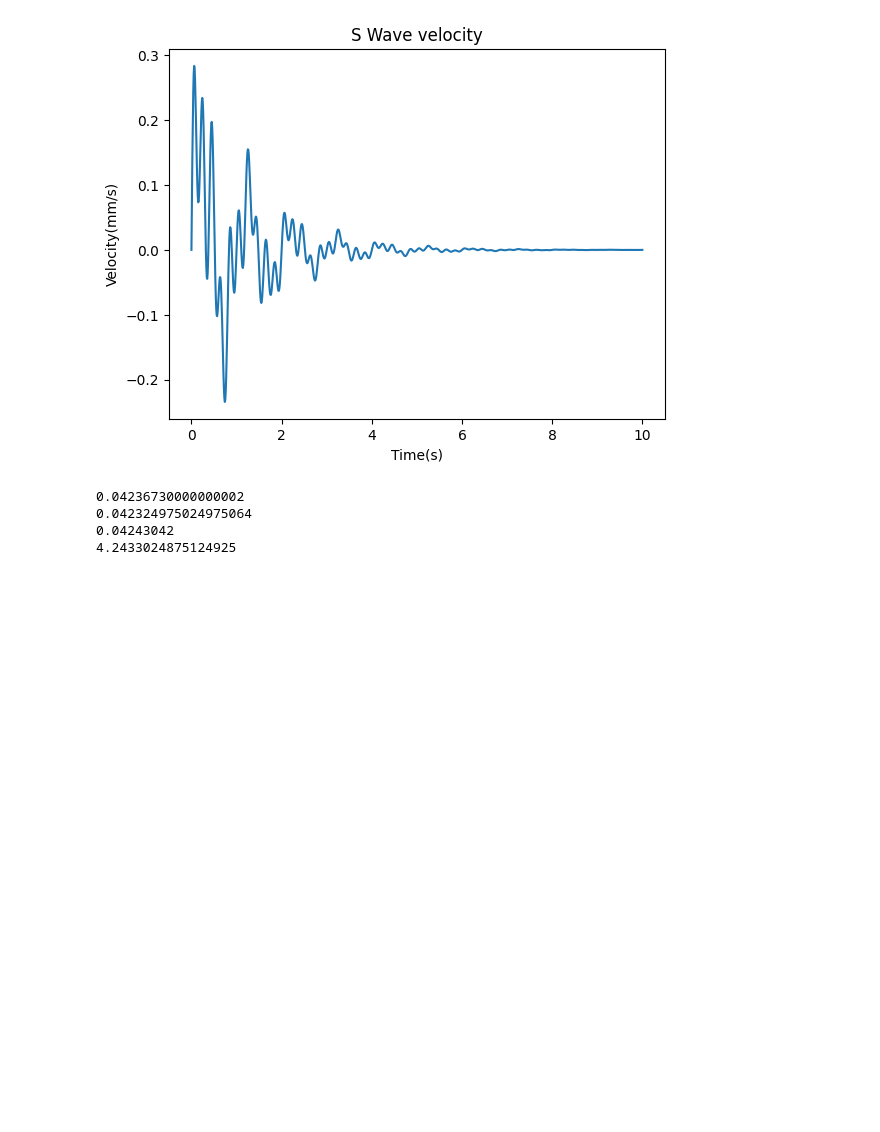
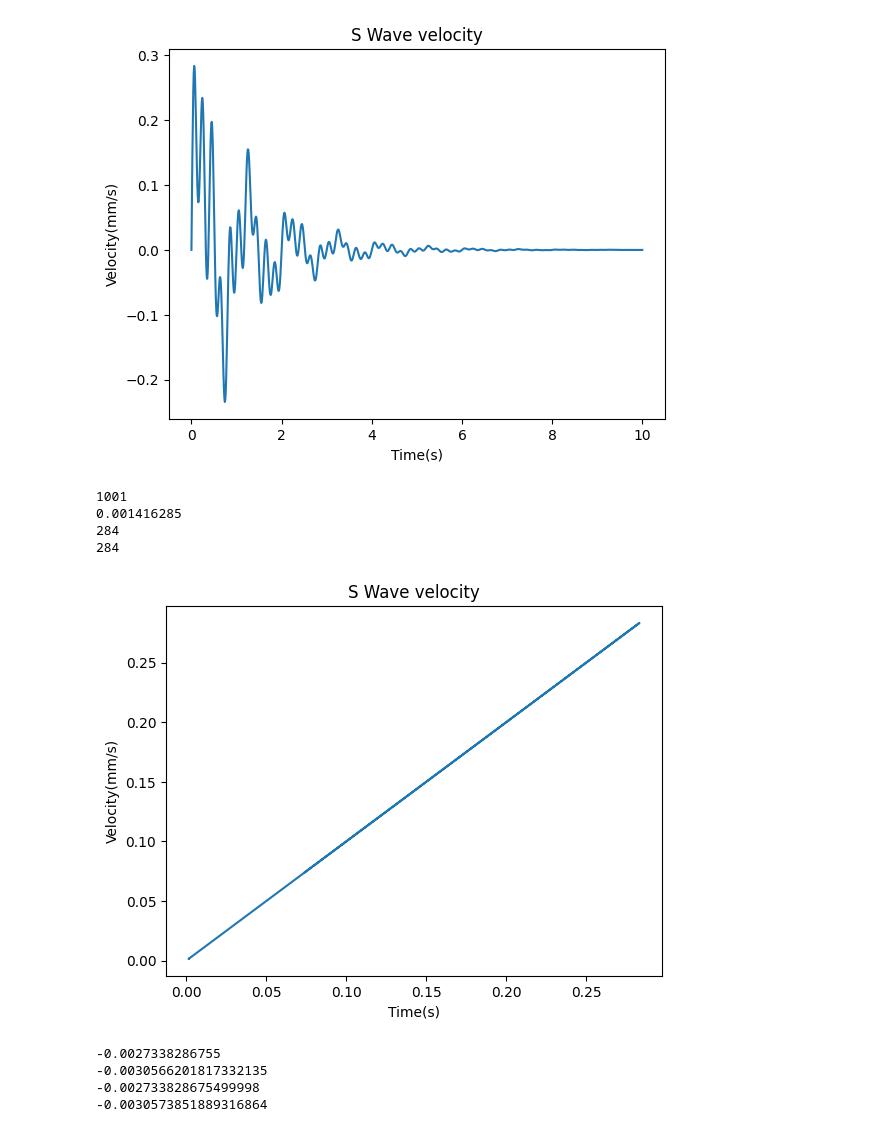
Before and after one commit to Stuart-B-MacFarlane/GOPH420_SM_W2026, a Jupyter notebook: Lab2/Lab2.ipynb, the cells around one changed output. Saved outputs shown, nothing was run; the diff lists cells and outputs as text; code cells hidden in the pictures; blank space fills up the shorter version.

Commit message:
added most integration rules, messed up cut offs, need to fix

```diff
--- a/Lab2/Lab2.ipynb
+++ b/Lab2/Lab2.ipynb
@@ -21,5 +21,35 @@ ax.set_title("S Wave velocity")
 plt.show()
 # %% [output]
 [figure]
+# %%
+max_abs_vel = max(abs(vel_val))
+print (len(vel_val))
+cutoff = max_abs_vel * 0.005
+cut_vel = []
+cut_time = []
+for i in vel_val:
+    if i > cutoff:
+        cut_vel.append(i)
+        cut_time.append(i)
+cut_vel = np.array(cut_vel)
+cut_time = np.array(cut_time)
+#print(cut_vel)
+print(cutoff)
+print (len(cut_vel))
+print (len(cut_time))
+# %% [output]
+1001
+0.001416285
+284
+284
+# %%
+fig, ax =plt.subplots()
+ax.plot(cut_time,cut_vel)
+ax.set_xlabel("Time(s)")
+ax.set_ylabel("Velocity(mm/s)")
+ax.set_title("S Wave velocity")
+plt.show()
+# %% [output]
+[figure, added]
 # %%
 def trap_rule(time_val,vel_val):
@@ -55,15 +92,15 @@ def simp_third (tim_val,vel_val):
 # %%
-nptrap = np.trapezoid(vel_val,time_val)
+nptrap = np.trapezoid(cut_vel,cut_time)
 print(nptrap)
-integral_value = trap_rule(time_val,vel_val)
+integral_value = trap_rule(cut_time,cut_vel)
 print (integral_value)
 
-scipysimp = integrate.simpson(vel_val,time_val)
+scipysimp = integrate.simpson(cut_vel,cut_time)
 print(scipysimp)
-integral_value = simp_third(time_val,vel_val)
+integral_value = simp_third(cut_time,cut_vel)
 print (integral_value)
 # %% [output]
-0.04236730000000002
-0.042324975024975064
-0.04243042
-4.2433024875124925
+-0.0027338286755
+-0.0030566201817332135
+-0.002733828675499998
+-0.0030573851889316864
```
Also changed, not shown: parts of 6 cells of this notebook.
